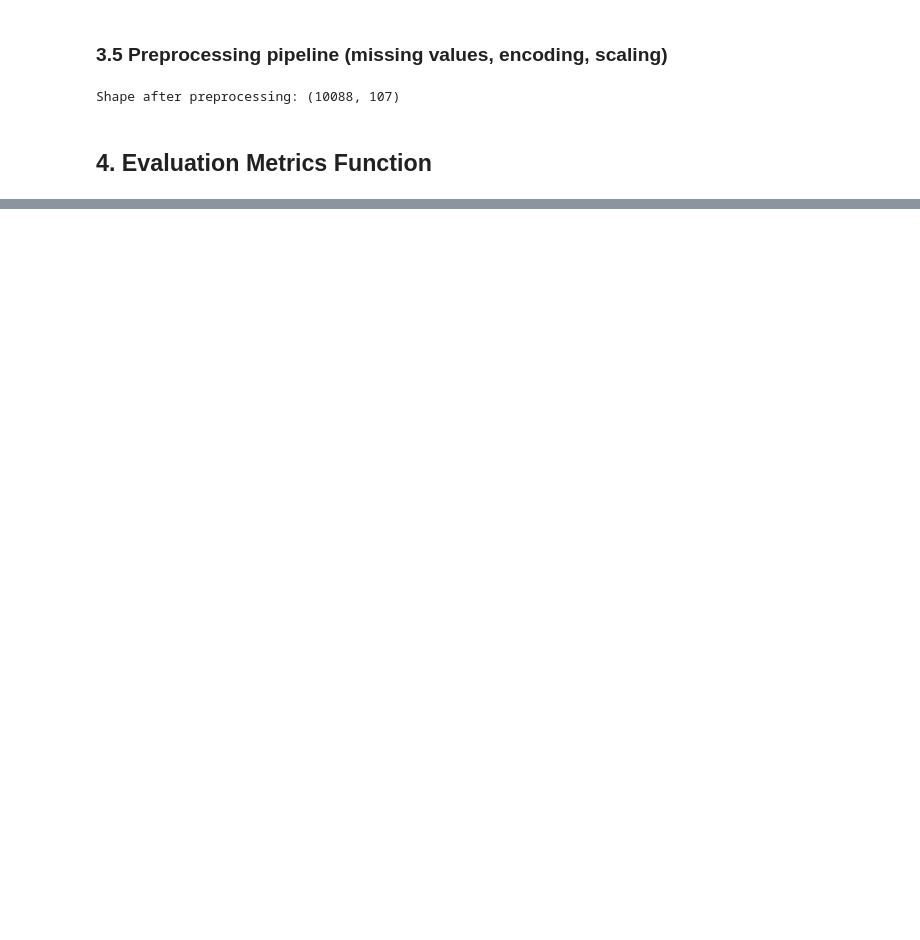
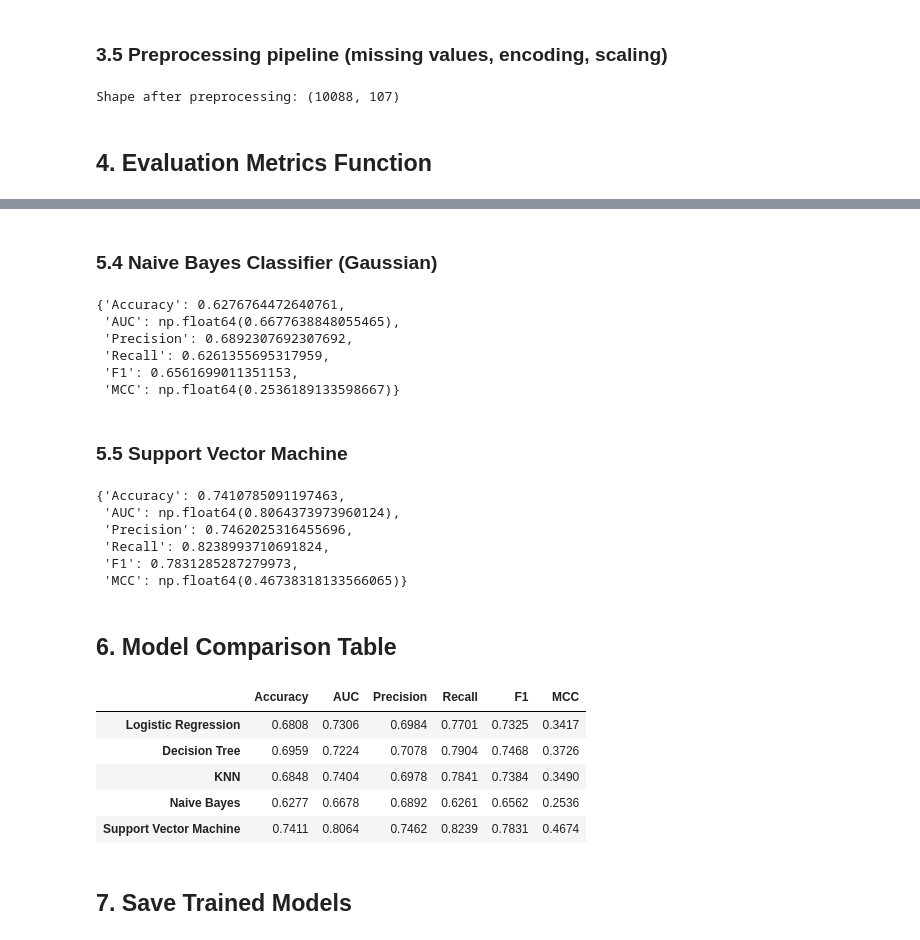
Before and after one commit to HarithaAIML/ml-classification-streamlit-app, a Jupyter notebook: model_training.ipynb, the cells around one changed output, grey strips where cells are left out. Drawn from its saved outputs; the diff is of its cells as text; code cells hidden in the pictures; blank space fills up the shorter version.

Commit message:
Adding LR , Decision Tree, KNN, Naive Bayes, SVM and comparison table

```diff
--- a/model_training.ipynb
+++ b/model_training.ipynb
@@ -266,0 +345,62 @@ results = {}
+# %% [markdown]
+### 5.4 Naive Bayes Classifier (Gaussian)
+# %%
+
+# Naive Bayes uses probability rules and assumes every feature is independent
+# of the others (the "naive" assumption) – fast, but often less accurate
+nb_model = Pipeline([
+    ('preprocess', clone(preprocessor)),
+    ('model', GaussianNB())
+])
+
+nb_model.fit(X_train, y_train)
+
+results['Naive Bayes'] = evaluate_model(nb_model, X_test, y_test)
+results['Naive Bayes']
+# %% [output]
+{'Accuracy': 0.6276764472640761,
+ 'AUC': np.float64(0.6677638848055465),
+ 'Precision': 0.6892307692307692,
+ 'Recall': 0.6261355695317959,
+ 'F1': 0.6561699011351153,
+ 'MCC': np.float64(0.2536189133598667)}
+# %% [markdown]
+### 5.5 Support Vector Machine
+# %%
+# SVM finds the boundary that best separates accepters from non-accepters
+# kernel='rbf' allows a curved boundary instead of a straight line
+# probability=True is needed so we can calculate AUC
+svm_model = Pipeline([
+    ('preprocess', clone(preprocessor)),
+    ('model', SVC(kernel='rbf', probability=True, random_state=RANDOM_STATE))
+])
+
+svm_model.fit(X_train, y_train)
+
+results['Support Vector Machine'] = evaluate_model(svm_model, X_test, y_test)
+results['Support Vector Machine']
+# %% [output]
+{'Accuracy': 0.7410785091197463,
+ 'AUC': np.float64(0.8064373973960124),
+ 'Precision': 0.7462025316455696,
+ 'Recall': 0.8238993710691824,
+ 'F1': 0.7831285287279973,
+ 'MCC': np.float64(0.46738318133566065)}
+# %% [markdown]
+## 6. Model Comparison Table
+# %%
+# Comparison Table
+comparison = pd.DataFrame(results).T
+
+# Round to 4 decimal places so it is easy to read and copy into the README
+comparison = comparison.astype(float).round(4)
+comparison
+# %% [output]
+|  | Accuracy | AUC | Precision | Recall | F1 | MCC |
+| Logistic Regression | 0.6808 | 0.7306 | 0.6984 | 0.7701 | 0.7325 | 0.3417 |
+| Decision Tree | 0.6959 | 0.7224 | 0.7078 | 0.7904 | 0.7468 | 0.3726 |
+| KNN | 0.6848 | 0.7404 | 0.6978 | 0.7841 | 0.7384 | 0.3490 |
+| Naive Bayes | 0.6277 | 0.6678 | 0.6892 | 0.6261 | 0.6562 | 0.2536 |
+| Support Vector Machine | 0.7411 | 0.8064 | 0.7462 | 0.8239 | 0.7831 | 0.4674 |
+# %% [markdown]
+## 7. Save Trained Models
```
Also changed, not shown: parts of 10 cells of this notebook.
